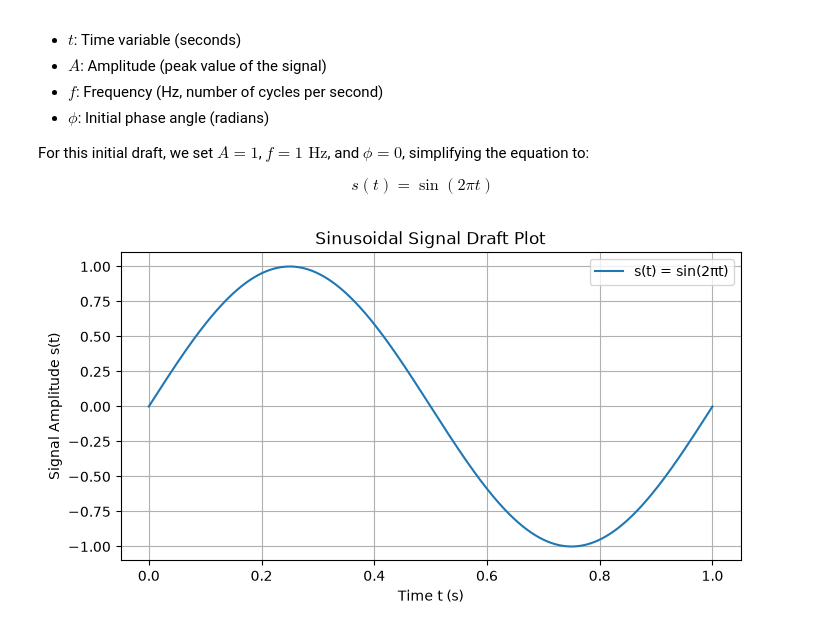
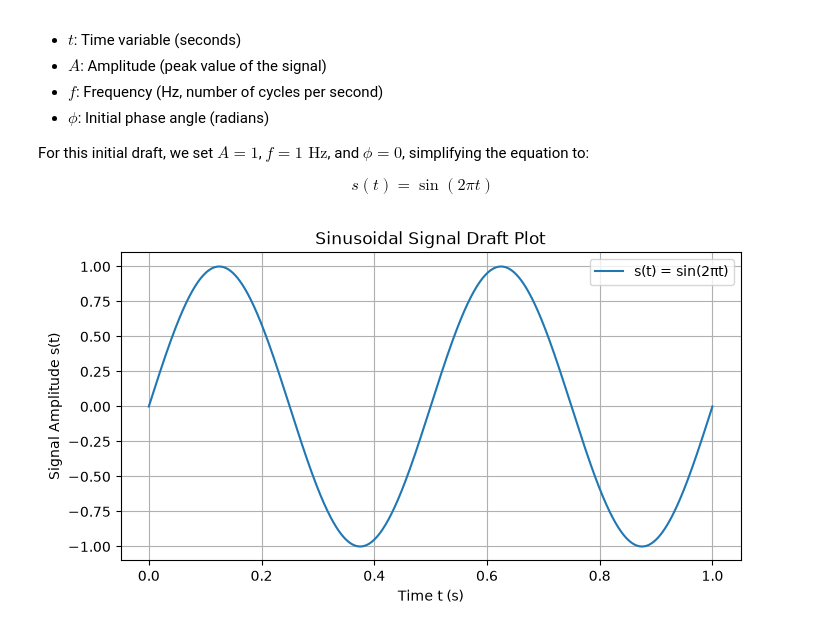
Before and after one commit to alonlongsan/python-series02, a Jupyter notebook: python-series02.ipynb, the cells around one changed output. Cells and saved outputs as stored; diff of their text form; code cells hidden in the pictures.

```diff
--- a/python-series02.ipynb
+++ b/python-series02.ipynb
@@ -24,26 +24,26 @@ $$s(t) = \sin(2 \pi t)$$
 # %%
 import matplotlib.pyplot as plt
 import numpy as np
 
 # Create time array: 1000 values from 0 to 1
 t = np.linspace(0, 1, 1000)
 
 # Create sinusoidal signal array
-s = np.sin(2 * np.pi * t)
+s = np.sin( 4 * np.pi * t)
 
 # Plot s as a function of t
 plt.figure(figsize=(8, 4))
 plt.plot(t, s, label="s(t) = sin(2πt)")
 
 # Plot formatting
 plt.title("Sinusoidal Signal Draft Plot")
 plt.xlabel("Time t (s)")
 plt.ylabel("Signal Amplitude s(t)")
 plt.grid(True)
 plt.legend()
 
 # Save plot as PNG file
 plt.savefig("sinusoid_draft.png", dpi=300, bbox_inches="tight")
 plt.show()
 # %% [output]
-[figure, old version]
+[figure, new version]
```
Also changed, not shown: 1 other file.
